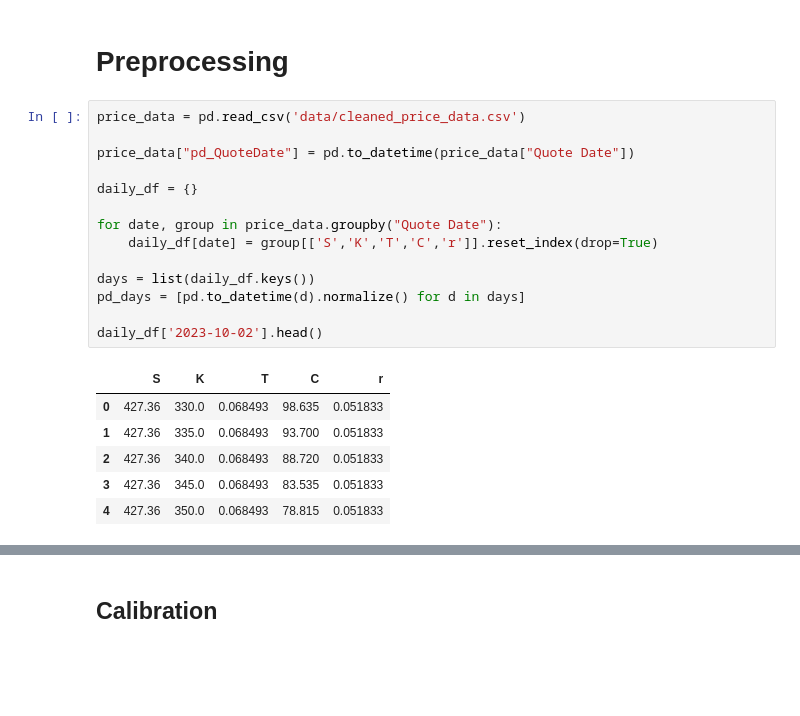
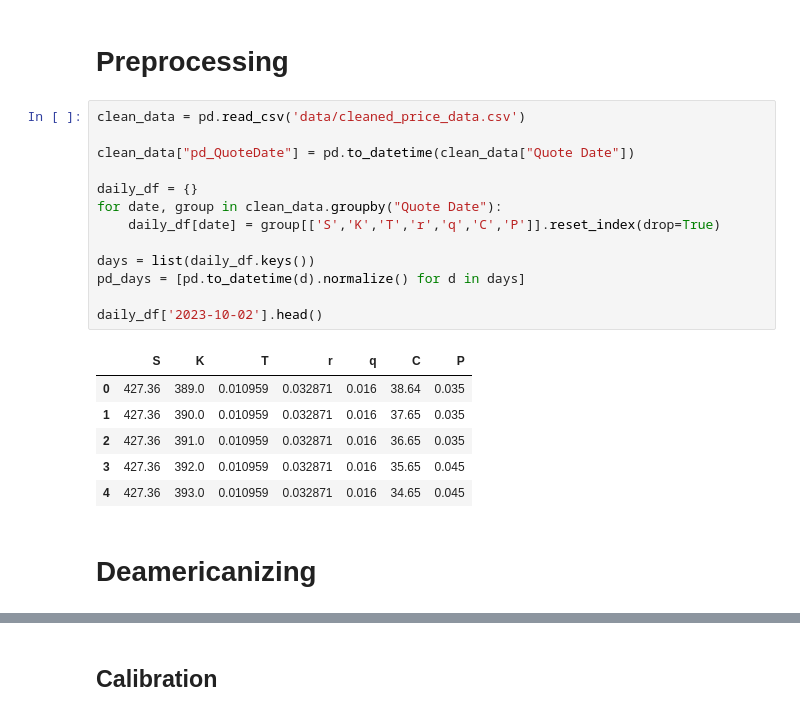
Before and after one commit to SaahitKar/Option-DeAmericanization, a Jupyter notebook: Binomial_De_Americanization.ipynb, the cells around one changed output, grey strips where cells are left out. Saved outputs shown, nothing was run; the diff lists cells and outputs as text; blank space fills up the shorter version.

```diff
--- a/Binomial_De_Americanization.ipynb
+++ b/Binomial_De_Americanization.ipynb
@@ -8,23 +8,24 @@ import matplotlib.pyplot as plt
 # %% [markdown]
 # Preprocessing
 # %%
-price_data = pd.read_csv('data/cleaned_price_data.csv')
+clean_data = pd.read_csv('data/cleaned_price_data.csv')
 
-price_data["pd_QuoteDate"] = pd.to_datetime(price_data["Quote Date"])
+clean_data["pd_QuoteDate"] = pd.to_datetime(clean_data["Quote Date"])
 
 daily_df = {}
-
-for date, group in price_data.groupby("Quote Date"):
-    daily_df[date] = group[['S','K','T','C','r']].reset_index(drop=True)
+for date, group in clean_data.groupby("Quote Date"):
+    daily_df[date] = group[['S','K','T','r','q','C','P']].reset_index(drop=True)
 
 days = list(daily_df.keys())
 pd_days = [pd.to_datetime(d).normalize() for d in days]
 
 daily_df['2023-10-02'].head()
 # %% [output]
-|  | S | K | T | C | r |
-| 0 | 427.36 | 330.0 | 0.068493 | 98.635 | 0.051833 |
-| 1 | 427.36 | 335.0 | 0.068493 | 93.700 | 0.051833 |
-| 2 | 427.36 | 340.0 | 0.068493 | 88.720 | 0.051833 |
-| 3 | 427.36 | 345.0 | 0.068493 | 83.535 | 0.051833 |
-| 4 | 427.36 | 350.0 | 0.068493 | 78.815 | 0.051833 |
+|  | S | K | T | r | q | C | P |
+| 0 | 427.36 | 389.0 | 0.010959 | 0.032871 | 0.016 | 38.64 | 0.035 |
+| 1 | 427.36 | 390.0 | 0.010959 | 0.032871 | 0.016 | 37.65 | 0.035 |
+| 2 | 427.36 | 391.0 | 0.010959 | 0.032871 | 0.016 | 36.65 | 0.035 |
+| 3 | 427.36 | 392.0 | 0.010959 | 0.032871 | 0.016 | 35.65 | 0.045 |
+| 4 | 427.36 | 393.0 | 0.010959 | 0.032871 | 0.016 | 34.65 | 0.045 |
+# %% [markdown]
+# Deamericanizing
```
Also changed, not shown: parts of 8 cells of this notebook.
